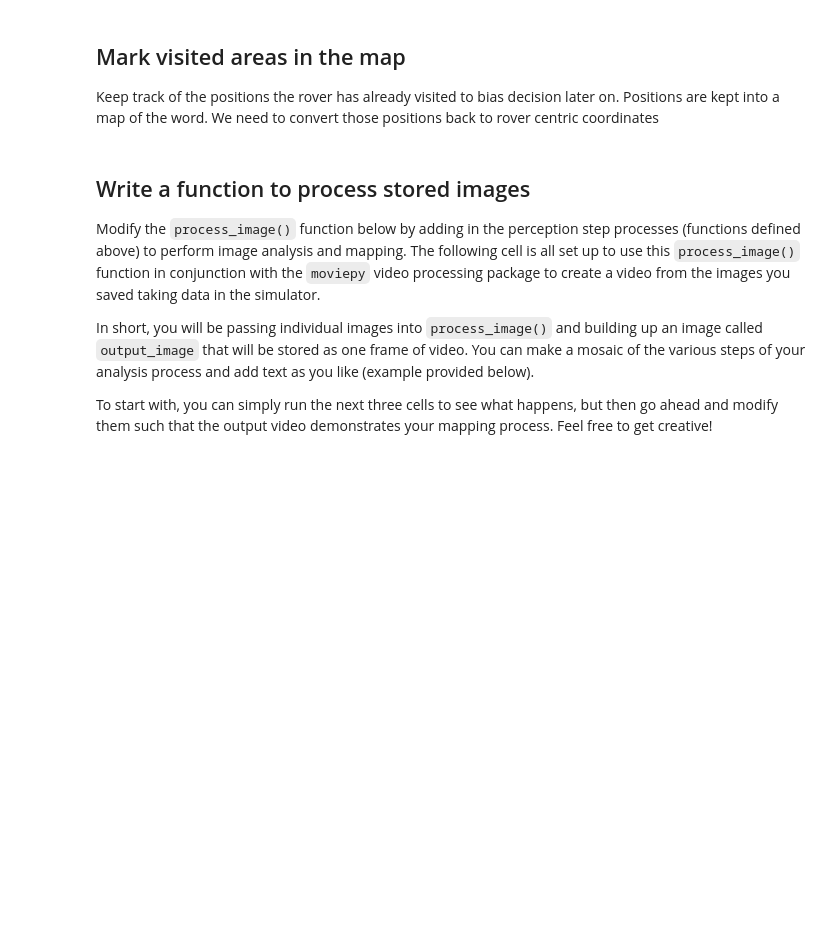
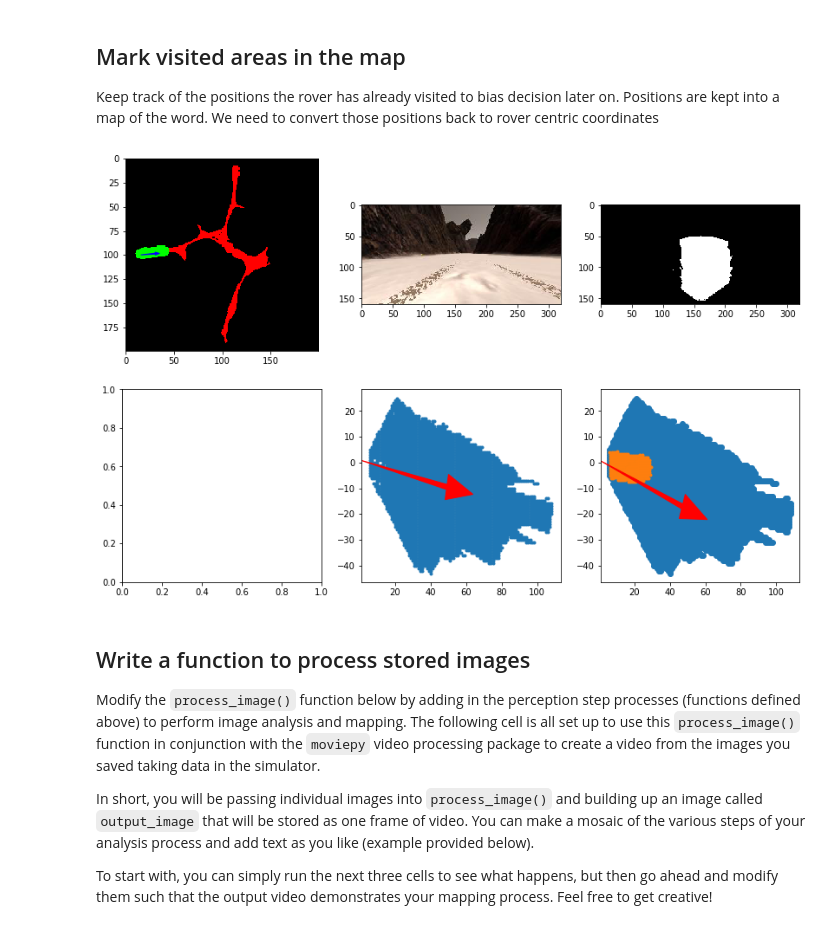
Before and after one commit to albertoferna/RoboND-Rover-Project, a Jupyter notebook: code/Rover_Project_Test_Notebook.ipynb, the cells around one changed output. Saved outputs shown, nothing was run; the diff lists cells and outputs as text; code cells hidden in the pictures; blank space fills up the shorter version.

Commit message:
semi working version of visited terrain

```diff
--- a/code/Rover_Project_Test_Notebook.ipynb
+++ b/code/Rover_Project_Test_Notebook.ipynb
@@ -285,40 +301,64 @@ Keep track of the positions the rover has already visited to bias decision later
 world_size = 200
 visited_area_size = 5 # size of the area that is marked as visited in world coord
 scale = 10 # map scale
 explored_map = np.zeros((world_size, world_size, 3)).astype(np.float)
 explored_map[:, : , 0] = ground_truth
-mark_size = 1 # size of spot assumed to be visited. It woud be used to fill one or more pixels
+#mark_size = 1 # size of spot assumed to be visited. It woud be used to fill one or more pixels
 for x_pos, y_pos in zip(data.xpos, data.ypos):
     cv2.circle(explored_map, (int(np.round(x_pos)), int(np.round(y_pos))), visited_area_size, (0, 1, 0), 1)
 # select random image
 index = np.random.randint(0,len(data.xpos))
 #index = 511
 # record position and yaw for this image
 xpos, ypos, yaw = data.xpos[index], data.ypos[index], data.yaw[index]
 img = mpimg.imread(data.images[index])
 warped = perspect_transform(img, source, destination)
 xpix, ypix = rover_coords(threshed)
 # check navegable terrain
 threshed = color_thresh(warped)
 # image to modify with visited locations
 threshed_mod = np.zeros_like(threshed)
 # scale and change explored terrain to rover coordinate system
 # this can be a lot clever. As proof of concept just resize to big image
-scaled_map = cv2.resize(explored_map, None, fx=scale, fy=scale)
-x_visited, y_visited = scaled_map[:,:,1].nonzero()
+#scaled_map = cv2.resize(explored_map, None, fx=scale, fy=scale)
+x_visited, y_visited = explored_map[:,:,1].nonzero()
+# Convert world coordinates to local rover coordinates
+rover_visited = world_to_pix(y_visited, x_visited, xpos, ypos, yaw, world_size, 1)
+# trim global data
+penalty_points_x = rover_visited[0][rover_visited[0] > bottom_offset]
+penalty_points_y = rover_visited[1][rover_visited[0] > bottom_offset]
 
-rover_visited = world_to_pix(y_visited, x_visited, xpos, ypos, yaw, world_size, scale)
+# Compare mean direction of navigable terreain with penalty corrected direction
+dist, angles = to_polar_coords(xpix, ypix)
+mean_dir = np.mean(angles)
+# Including penalty
+dist_penalty, angles_penalty = to_polar_coords(penalty_points_x, penalty_points_y)
+# check that there are at least on visited point
+if len(angles_penalty) > 0:
+    # Navigable terrain is considered twice to help with going over the same terrain more than once
+    mean_dir_penalty =  2 * angles.mean() - angles_penalty.mean() / 3
+else:
+    angles_penalty_mean = angles.mean()
 
-
-fig, ax = plt.subplots(2,2)
+fig, ax = plt.subplots(2,3)
 ax[0, 0].imshow(explored_map)
 arrow_length = 15
 x_arrow = np.cos(np.deg2rad(yaw)) * arrow_length
 y_arrow = np.sin(np.deg2rad(yaw)) * arrow_length
 ax[0, 0].arrow(xpos, ypos, x_arrow, y_arrow, color='blue', zorder=2, head_width=3, width=1)
 ax[0, 1].imshow(img)
-ax[1, 0].plot(xpix, ypix, '.')
-ax[1, 1].plot(xpix, ypix, 'o')
-ax[1, 1].plot(rover_visited[0], rover_visited[1], 'x')
+ax[0, 2].imshow(threshed, cmap='gray')
+ax[1, 1].plot(xpix, ypix, '.')
+arrow_length = 50
+x_arrow = arrow_length * np.cos(mean_dir)
+y_arrow = arrow_length * np.sin(mean_dir)
+ax[1, 1].arrow(0, 0, x_arrow, y_arrow, color='red', zorder=2, head_width=10, width=2)
+ax[1, 2].plot(xpix, ypix, 'o')
+ax[1, 2].plot(penalty_points_x, penalty_points_y, '.')
+x_arrow = arrow_length * np.cos(mean_dir_penalty)
+y_arrow = arrow_length * np.sin(mean_dir_penalty)
+ax[1, 2].arrow(0, 0, x_arrow, y_arrow, color='red', zorder=2, head_width=10, width=2)
 
-fig.set_size_inches(12,9)
+fig.set_size_inches(14,9)
+# %% [output]
+[figure, added]
```
Also changed, not shown: parts of 7 cells of this notebook, 3 other files.
